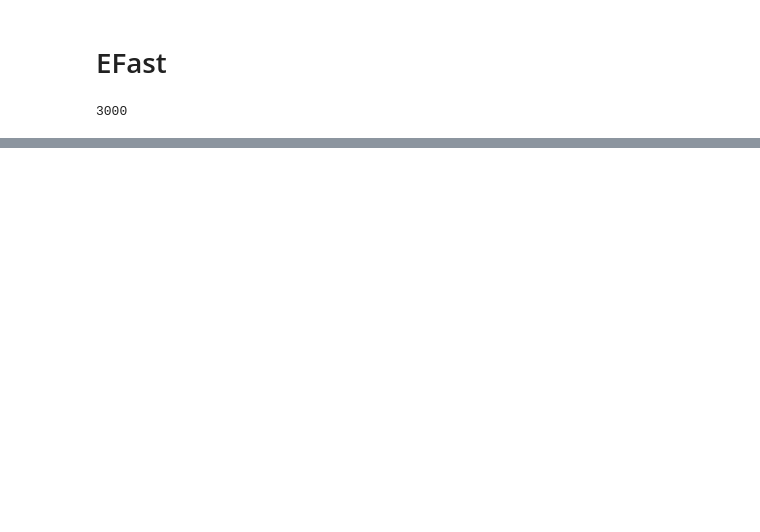
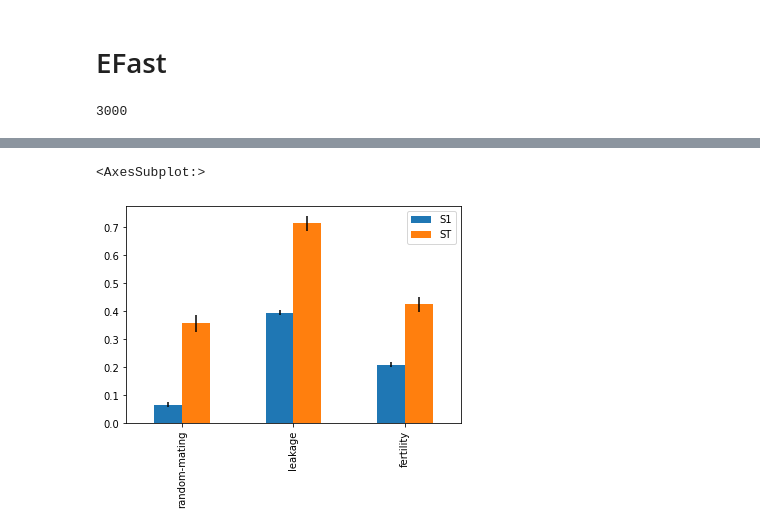
Before and after one commit to sdaza/obesity-dem-heritability, a Jupyter notebook: notebooks/parameter-sampling.ipynb, the cells around one changed output, grey strips where cells are left out. Drawn from its saved outputs; the diff is of its cells as text; code cells hidden in the pictures; blank space fills up the shorter version.

```diff
--- a/notebooks/parameter-sampling.ipynb
+++ b/notebooks/parameter-sampling.ipynb
@@ -93,0 +126,5 @@ Sif = fast.analyze(problem, Y, print_to_console=True)
+# %%
+Sif.plot()
+# %% [output]
+<AxesSubplot:>
+[figure, added]
```
Also changed, not shown: parts of 10 cells of this notebook, 8 other files.
